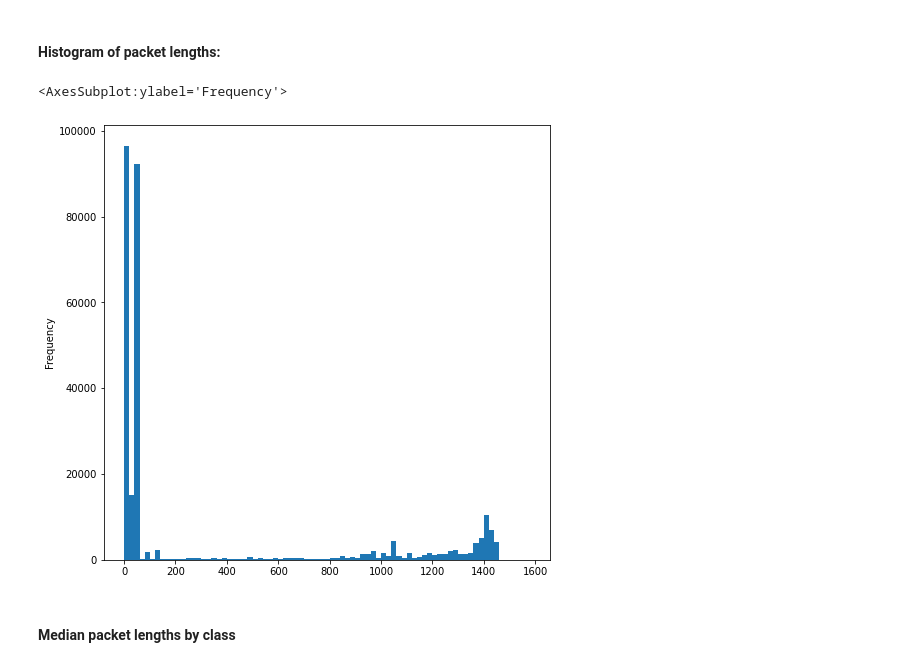
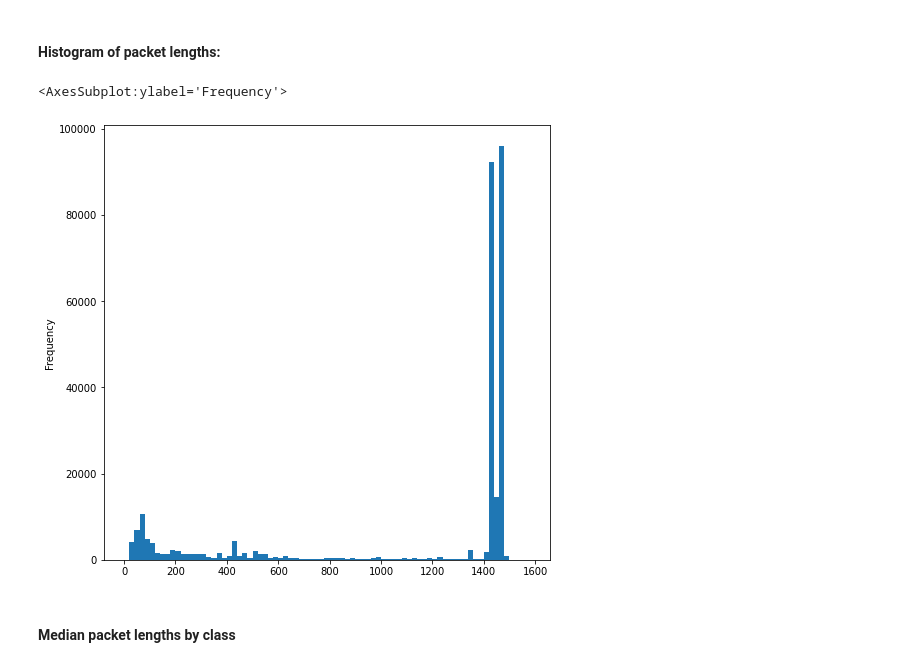
Before and after one commit to Chiratidzo/EncrypytedTrafficClassifier, a Jupyter notebook: preprocessing/train-val-test-data-construction/train_val_test_splitter.ipynb, the cells around one changed output. Drawn from its saved outputs; the diff is of its cells as text; code cells hidden in the pictures.

Commit message:
Corrected packet length histogram

```diff
--- a/preprocessing/train-val-test-data-construction/train_val_test_splitter.ipynb
+++ b/preprocessing/train-val-test-data-construction/train_val_test_splitter.ipynb
@@ -32,12 +32,12 @@ for i, v in enumerate(df_label_counts):
 # %% [markdown]
 #### Histogram of packet lengths:
 # %%
-packet_lengths =  df.isna().sum(axis=1)
+packet_lengths = 1480 - df.isna().sum(axis=1)
 plt.figure(figsize=(8,8))
 packet_lengths.plot.hist(bins = list(range(0, 1600, 20)))
 # %% [output]
 <AxesSubplot:ylabel='Frequency'>
-[figure, old version]
+[figure, new version]
 # %% [markdown]
 #### Median packet lengths by class
 # %%
```
Also changed, not shown: parts of 2 cells of this notebook.
